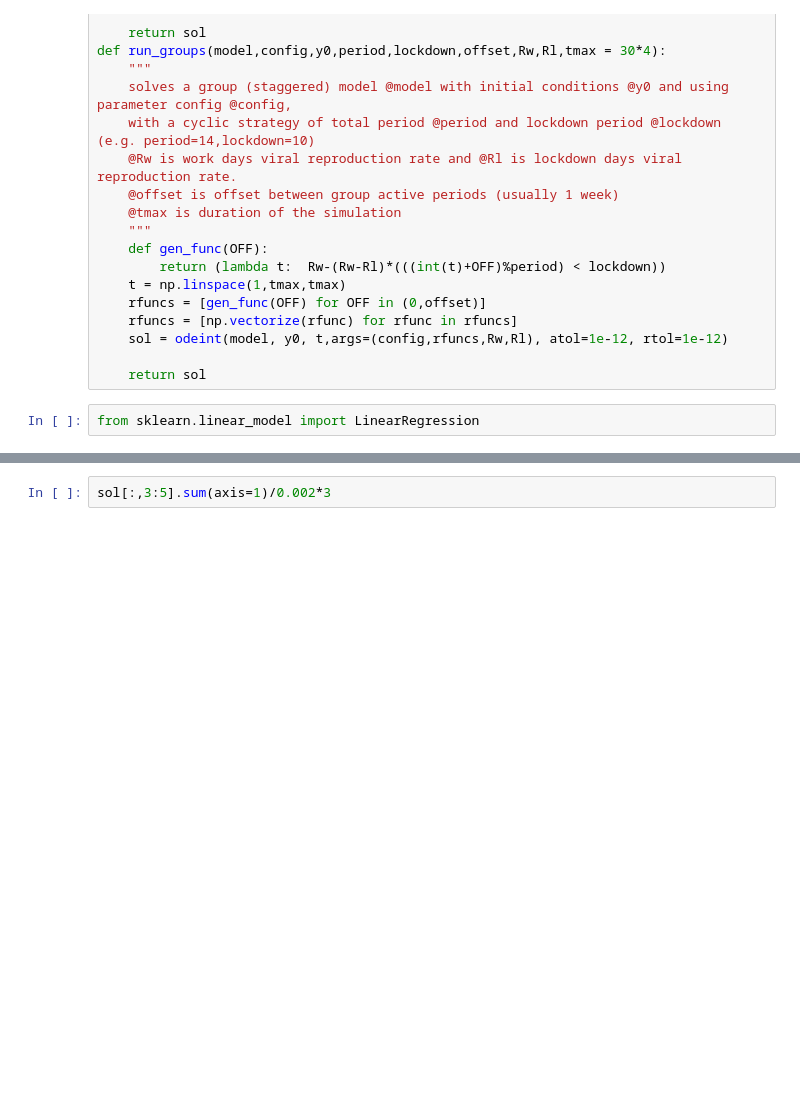
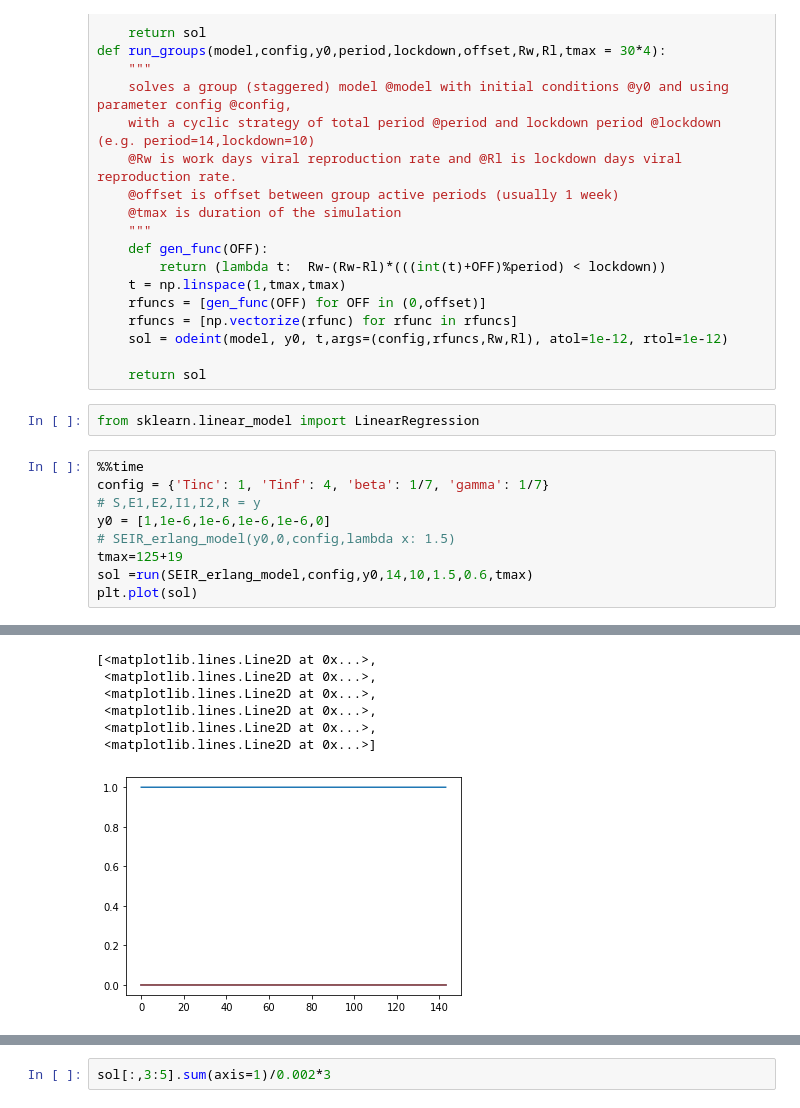
Before and after one commit to milo-lab/cyclic_strategy, a Jupyter notebook: code.ipynb, the cells around one changed output, grey strips where cells are left out. Cells and saved outputs as stored; diff of their text form; blank space fills up the shorter version.

```diff
--- a/code.ipynb
+++ b/code.ipynb
@@ -186,3 +186,13 @@ def run_groups(model,config,y0,period,lockdown,offset,Rw,Rl,tmax = 30*4):
     return sol
 # %%
 from sklearn.linear_model import LinearRegression
+# %%
+%%time
+config = {'Tinc': 1, 'Tinf': 4, 'beta': 1/7, 'gamma': 1/7}
+# S,E1,E2,I1,I2,R = y
+y0 = [1,1e-6,1e-6,1e-6,1e-6,0]
+# SEIR_erlang_model(y0,0,config,lambda x: 1.5)
+tmax=125+19
+sol =run(SEIR_erlang_model,config,y0,14,10,1.5,0.6,tmax)
+plt.plot(sol)
+# %% [output]
@@ -188,0 +201,7 @@ from sklearn.linear_model import LinearRegression
+[<matplotlib.lines.Line2D at 0x...>,
+ <matplotlib.lines.Line2D at 0x...>,
+ <matplotlib.lines.Line2D at 0x...>,
+ <matplotlib.lines.Line2D at 0x...>,
+ <matplotlib.lines.Line2D at 0x...>,
+ <matplotlib.lines.Line2D at 0x...>]
+[figure, added]
```
Also changed, not shown: parts of 3 cells of this notebook, 1 other file.
